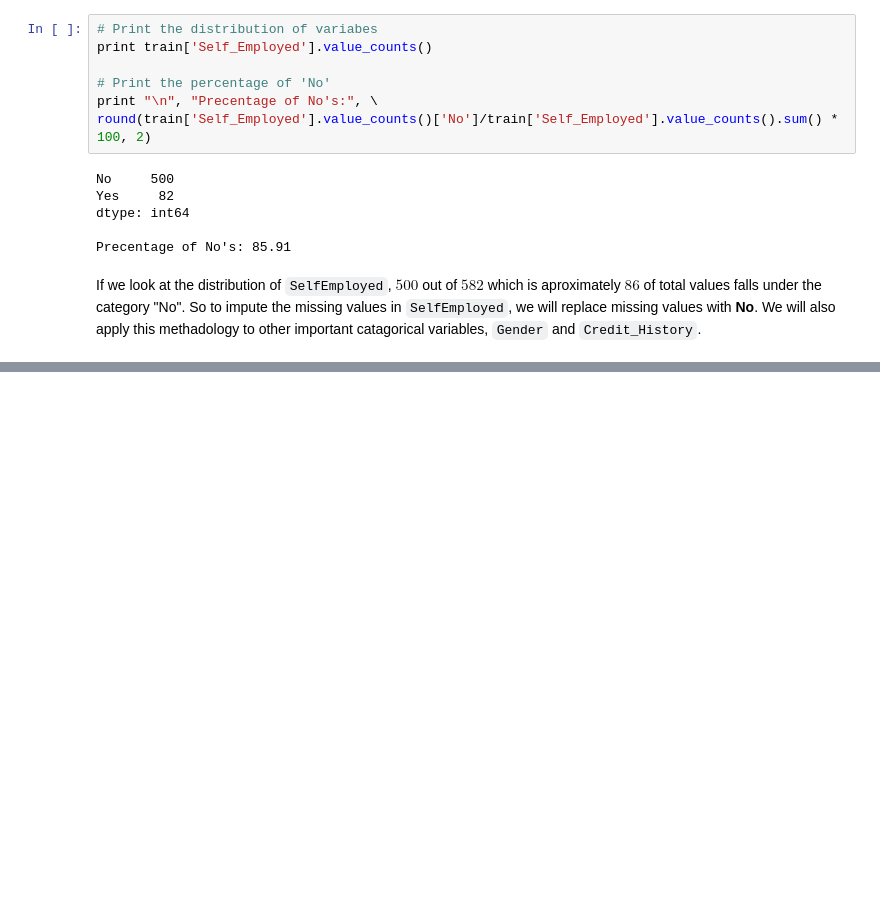
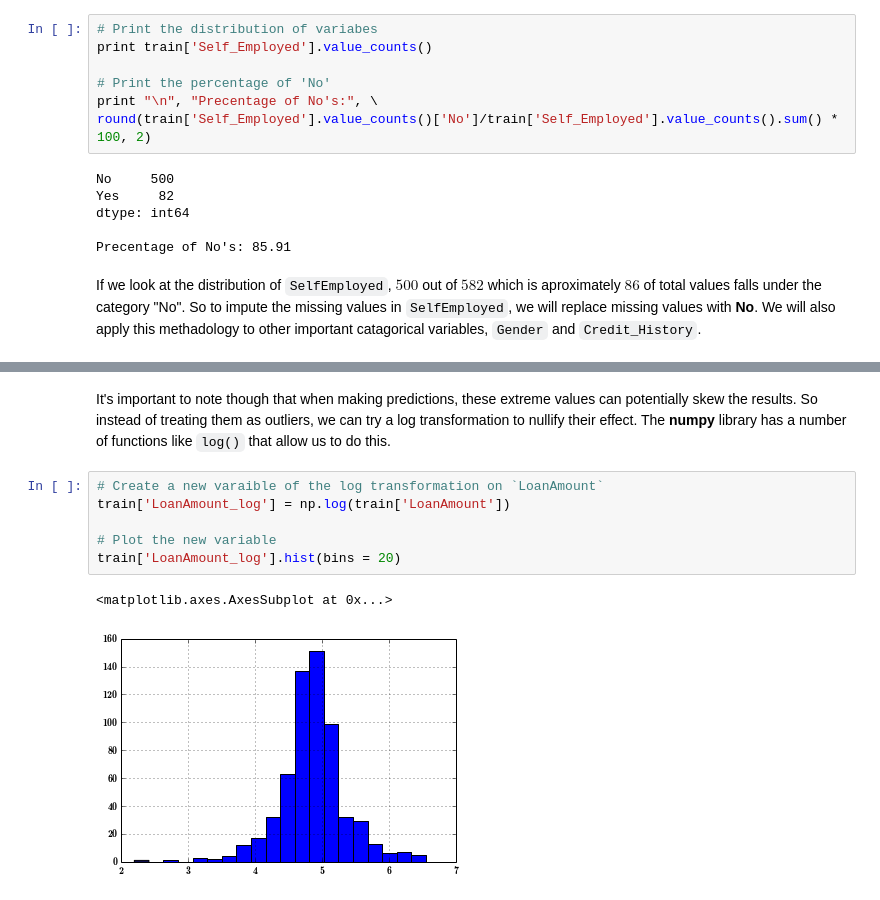
Before and after one commit to darkreapyre/Big-Data-Analytics, a Jupyter notebook: Python for Data Science/Case Study - Loan Eligibility.ipynb, the cells around one changed output, grey strips where cells are left out. Cells and saved outputs as stored; diff of their text form; blank space fills up the shorter version.

```diff
--- a/Python for Data Science/Case Study - Loan Eligibility.ipynb
+++ b/Python for Data Science/Case Study - Loan Eligibility.ipynb
@@ -196,0 +223,11 @@ train['Credit_History'].fillna(1, inplace = True)
+# %% [markdown]
+It's important to note though that when making predictions, these extreme values can potentially skew the results. So instead of treating them as outliers, we can try a log transformation to nullify their effect. The __numpy__ library has a number of functions like `log()` that allow us to do this.
+# %%
+# Create a new varaible of the log transformation on `LoanAmount`
+train['LoanAmount_log'] = np.log(train['LoanAmount'])
+
+# Plot the new variable
+train['LoanAmount_log'].hist(bins = 20)
+# %% [output]
+<matplotlib.axes.AxesSubplot at 0x...>
+[figure, added]
```
Also changed, not shown: parts of 21 cells of this notebook, 1 other file.
